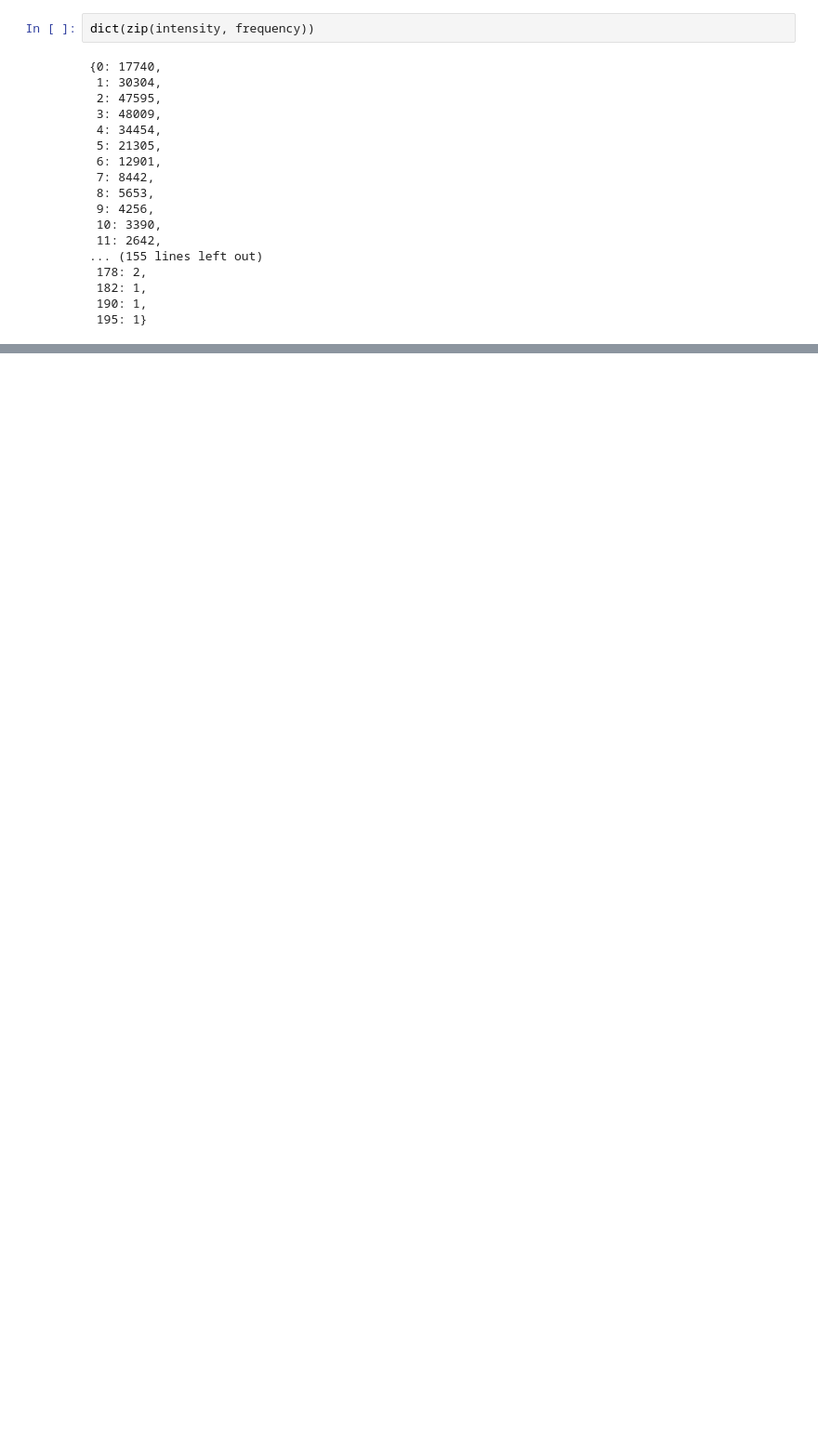
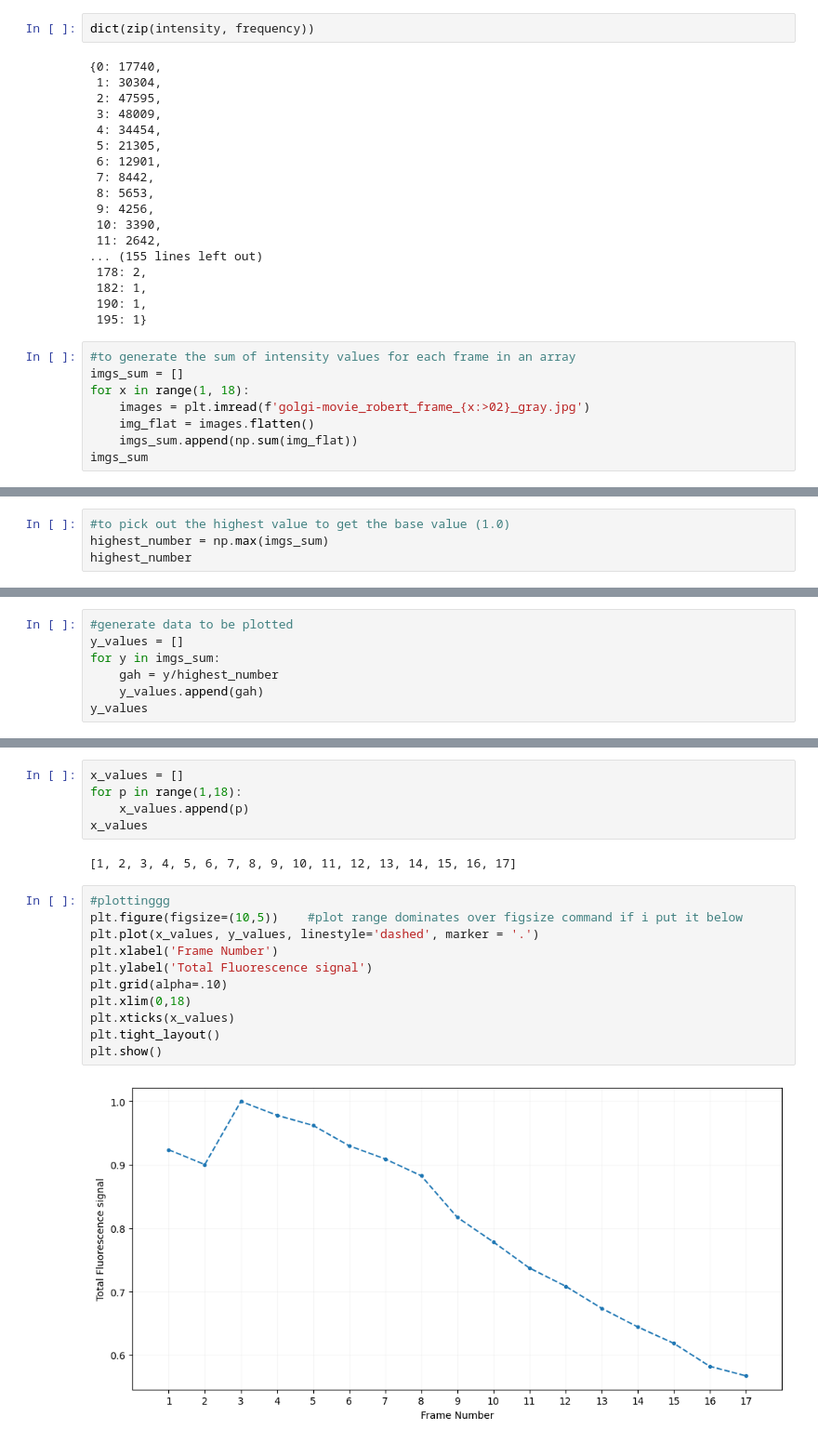
Before and after one commit to SPS-SP2273/learning-portfolio-karelleewx, a Jupyter notebook: E0970397_viva-q0x.ipynb, the cells around one changed output, grey strips where cells are left out. Shown at 93% size. Cells and saved outputs as stored; diff of their text form; blank space fills up the shorter version.

```diff
--- a/E0970397_viva-q0x.ipynb
+++ b/E0970397_viva-q0x.ipynb
@@ -125,3 +104,11 @@ dict(zip(intensity, frequency))
  182: 1,
  190: 1,
  195: 1}
+# %%
+#to generate the sum of intensity values for each frame in an array
+imgs_sum = []
+for x in range(1, 18):
+    images = plt.imread(f'golgi-movie_robert_frame_{x:>02}_gray.jpg')
+    img_flat = images.flatten()
+    imgs_sum.append(np.sum(img_flat))
+imgs_sum
@@ -127,0 +133,4 @@ dict(zip(intensity, frequency))
+# %%
+#to pick out the highest value to get the base value (1.0)
+highest_number = np.max(imgs_sum)
+highest_number
@@ -127,0 +139,7 @@ dict(zip(intensity, frequency))
+# %%
+#generate data to be plotted
+y_values = []
+for y in imgs_sum:
+    gah = y/highest_number
+    y_values.append(gah)
+y_values
@@ -127,0 +164,20 @@ dict(zip(intensity, frequency))
+# %%
+x_values = []
+for p in range(1,18):
+    x_values.append(p)
+x_values
+# %% [output]
+[1, 2, 3, 4, 5, 6, 7, 8, 9, 10, 11, 12, 13, 14, 15, 16, 17]
+# %%
+#plottinggg
+plt.figure(figsize=(10,5))    #plot range dominates over figsize command if i put it below
+plt.plot(x_values, y_values, linestyle='dashed', marker = '.')
+plt.xlabel('Frame Number')
+plt.ylabel('Total Fluorescence signal')
+plt.grid(alpha=.10)
+plt.xlim(0,18)
+plt.xticks(x_values)
+plt.tight_layout()
+plt.show()
+# %% [output]
+[figure, added]
```
Also changed, not shown: parts of 4 cells of this notebook.
